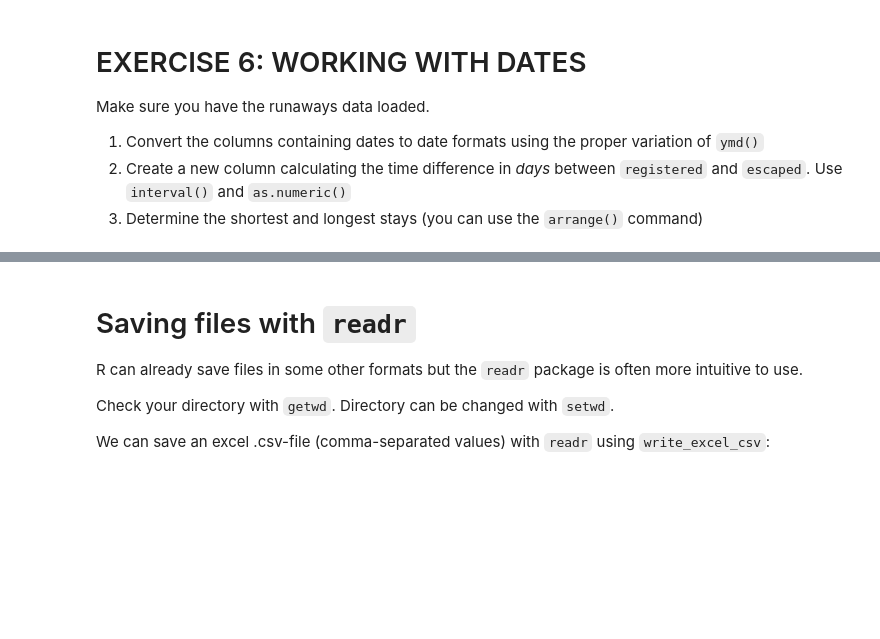
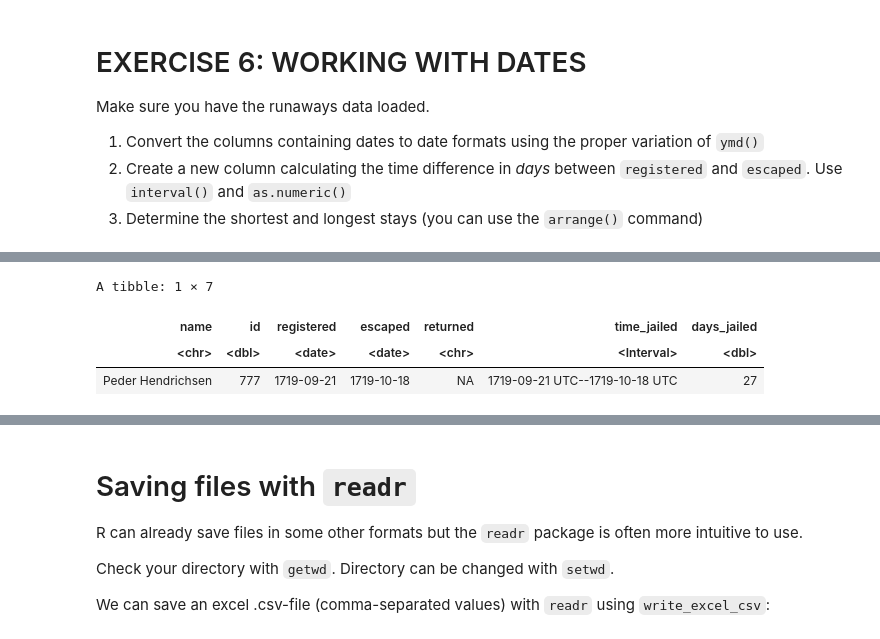
Before and after one commit to CALDISS-AAU/workshop_r-for-history, a Jupyter notebook: notebooks/r-for-history_04_excel-files-and-dates.ipynb, the cells around one changed output, grey strips where cells are left out. Drawn from its saved outputs; the diff is of its cells as text; code cells hidden in the pictures; blank space fills up the shorter version.

```diff
--- a/notebooks/r-for-history_04_excel-files-and-dates.ipynb
+++ b/notebooks/r-for-history_04_excel-files-and-dates.ipynb
@@ -163,0 +214,6 @@ Make sure you have the runaways data loaded.
+# %%
+runaways <- runaways %>%
+    mutate(registered = dmy(registered),
+          escaped = dmy(escaped)) %>%
+    mutate(time_jailed = interval(registered, escaped)) %>%
+    mutate(days_jailed = as.numeric(time_jailed, "days"))
@@ -163,0 +223,7 @@ Make sure you have the runaways data loaded.
+# %%
+head(arrange(runaways, days_jailed), 1)
+# %% [output]
+A tibble: 1 × 7
+| name | id | registered | escaped | returned | time_jailed | days_jailed |
+| <chr> | <dbl> | <date> | <date> | <chr> | <Interval> | <dbl> |
+| Peder Hendrichsen | 777 | 1719-09-21 | 1719-10-18 | NA | 1719-09-21 UTC--1719-10-18 UTC | 27 |
```
Also changed, not shown: parts of 18 cells of this notebook, 4 other files.
